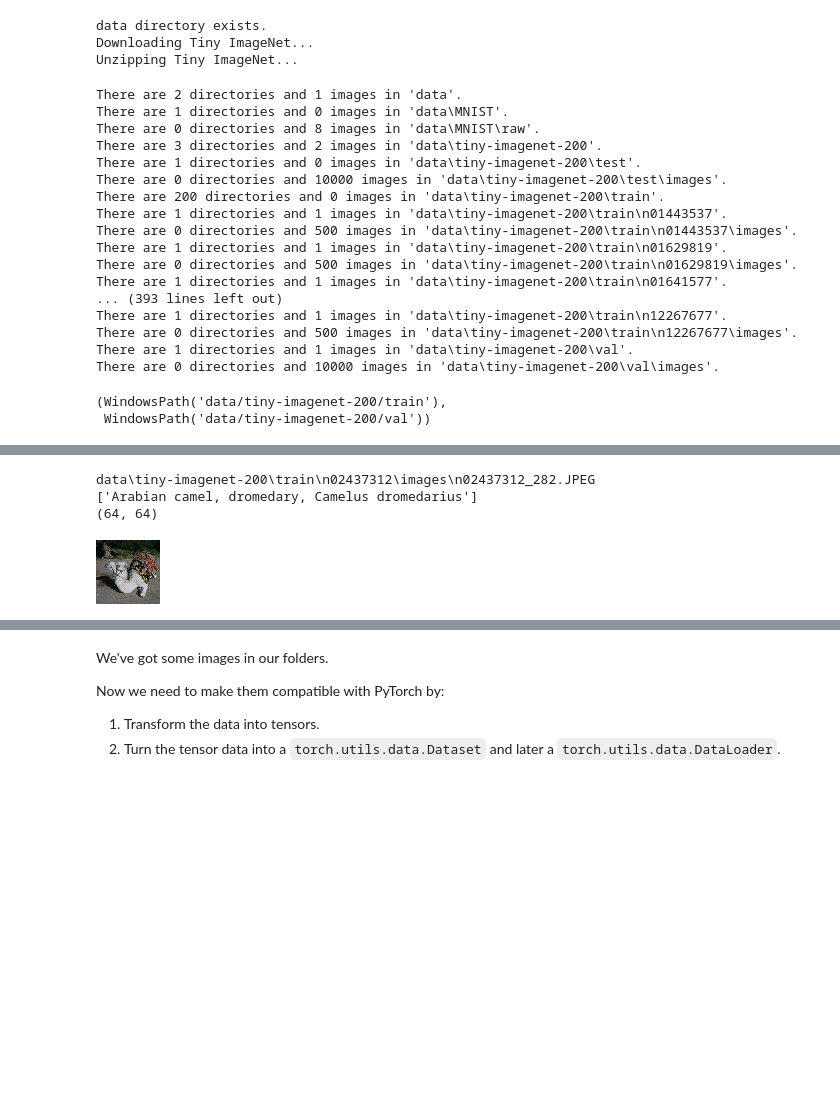
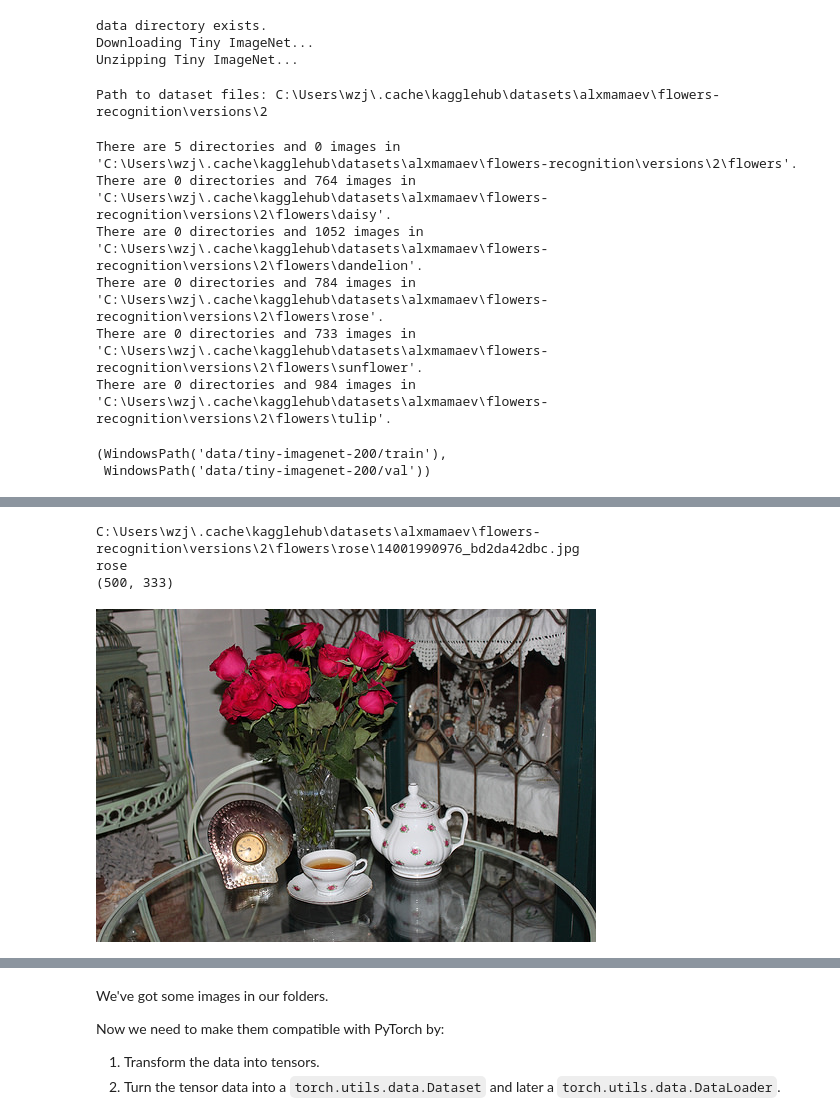
Before and after one commit to Ouzr0107/pytorch_ex, a Jupyter notebook: extras/exercises/04_pytorch_custom_datasets_exercises.ipynb, the cells around one changed output, grey strips where cells are left out. Saved outputs shown, nothing was run; the diff lists cells and outputs as text; code cells hidden in the pictures; blank space fills up the shorter version.

```diff
--- a/extras/exercises/04_pytorch_custom_datasets_exercises.ipynb
+++ b/extras/exercises/04_pytorch_custom_datasets_exercises.ipynb
@@ -86,6 +86,18 @@ with zipfile.ZipFile(data_path / "tiny-imagenet-200.zip", "r") as zip_ref:
 data directory exists.
 Downloading Tiny ImageNet...
 Unzipping Tiny ImageNet...
+# %%
+import kagglehub
+from pathlib import Path
+
+# Download latest version
+path = kagglehub.dataset_download("alxmamaev/flowers-recognition")
+
+print("Path to dataset files:", path)
+
+path = Path(path)
+# %% [output]
+Path to dataset files: C:\Users\wzj\.cache\kagglehub\datasets\alxmamaev\flowers-recognition\versions\2
 # %%
 # 2. Become one with the data
 import os
@@ -97,25 +109,15 @@ def walk_through_dir(dir_path):
         print(f"There are {len(dirnames)} directories and {len(filenames)} images in '{dirpath}'.")
 
 
+image_path = path / "flowers"
 walk_through_dir(image_path)
 # %% [output]
-There are 2 directories and 1 images in 'data'.
-There are 1 directories and 0 images in 'data\MNIST'.
-There are 0 directories and 8 images in 'data\MNIST\raw'.
-There are 3 directories and 2 images in 'data\tiny-imagenet-200'.
-There are 1 directories and 0 images in 'data\tiny-imagenet-200\test'.
-There are 0 directories and 10000 images in 'data\tiny-imagenet-200\test\images'.
-There are 200 directories and 0 images in 'data\tiny-imagenet-200\train'.
-There are 1 directories and 1 images in 'data\tiny-imagenet-200\train\n01443537'.
-There are 0 directories and 500 images in 'data\tiny-imagenet-200\train\n01443537\images'.
-There are 1 directories and 1 images in 'data\tiny-imagenet-200\train\n01629819'.
-There are 0 directories and 500 images in 'data\tiny-imagenet-200\train\n01629819\images'.
-There are 1 directories and 1 images in 'data\tiny-imagenet-200\train\n01641577'.
-... (393 lines left out)
-There are 1 directories and 1 images in 'data\tiny-imagenet-200\train\n12267677'.
-There are 0 directories and 500 images in 'data\tiny-imagenet-200\train\n12267677\images'.
-There are 1 directories and 1 images in 'data\tiny-imagenet-200\val'.
-There are 0 directories and 10000 images in 'data\tiny-imagenet-200\val\images'.
+There are 5 directories and 0 images in 'C:\Users\wzj\.cache\kagglehub\datasets\alxmamaev\flowers-recognition\versions\2\flowers'.
+There are 0 directories and 764 images in 'C:\Users\wzj\.cache\kagglehub\datasets\alxmamaev\flowers-recognition\versions\2\flowers\daisy'.
+There are 0 directories and 1052 images in 'C:\Users\wzj\.cache\kagglehub\datasets\alxmamaev\flowers-recognition\versions\2\flowers\dandelion'.
+There are 0 directories and 784 images in 'C:\Users\wzj\.cache\kagglehub\datasets\alxmamaev\flowers-recognition\versions\2\flowers\rose'.
+There are 0 directories and 733 images in 'C:\Users\wzj\.cache\kagglehub\datasets\alxmamaev\flowers-recognition\versions\2\flowers\sunflower'.
+There are 0 directories and 984 images in 'C:\Users\wzj\.cache\kagglehub\datasets\alxmamaev\flowers-recognition\versions\2\flowers\tulip'.
 # %%
 # Setup train and testing paths
 image_path = image_path / "tiny-imagenet-200"
@@ -165,26 +167,26 @@ id_dict
 # %%
 # Visualize an image
 import random
 from PIL import Image
 
-image_path_list = list(train_path.glob("*/*/*.JPEG"))
+image_path_list = list(image_path.glob("*/*.JPG"))
 
 random_image_path = random.choice(image_path_list)
 
-image_class = id_dict[random_image_path.parent.parent.name]
+image_class = random_image_path.parent.name
 
 img = Image.open(random_image_path)
 
 print(random_image_path)
 print(image_class)
 print(img.size)
 
 img
 # %% [output]
-data\tiny-imagenet-200\train\n02437312\images\n02437312_282.JPEG
-['Arabian camel, dromedary, Camelus dromedarius']
-(64, 64)
+C:\Users\wzj\.cache\kagglehub\datasets\alxmamaev\flowers-recognition\versions\2\flowers\rose\14001990976_bd2da42dbc.jpg
+rose
+(500, 333)
-[figure, old version]
+[figure, new version]
 # %%
 # Do the image visualization with matplotlib
 import numpy as np
```
Also changed, not shown: parts of 11 cells of this notebook.
